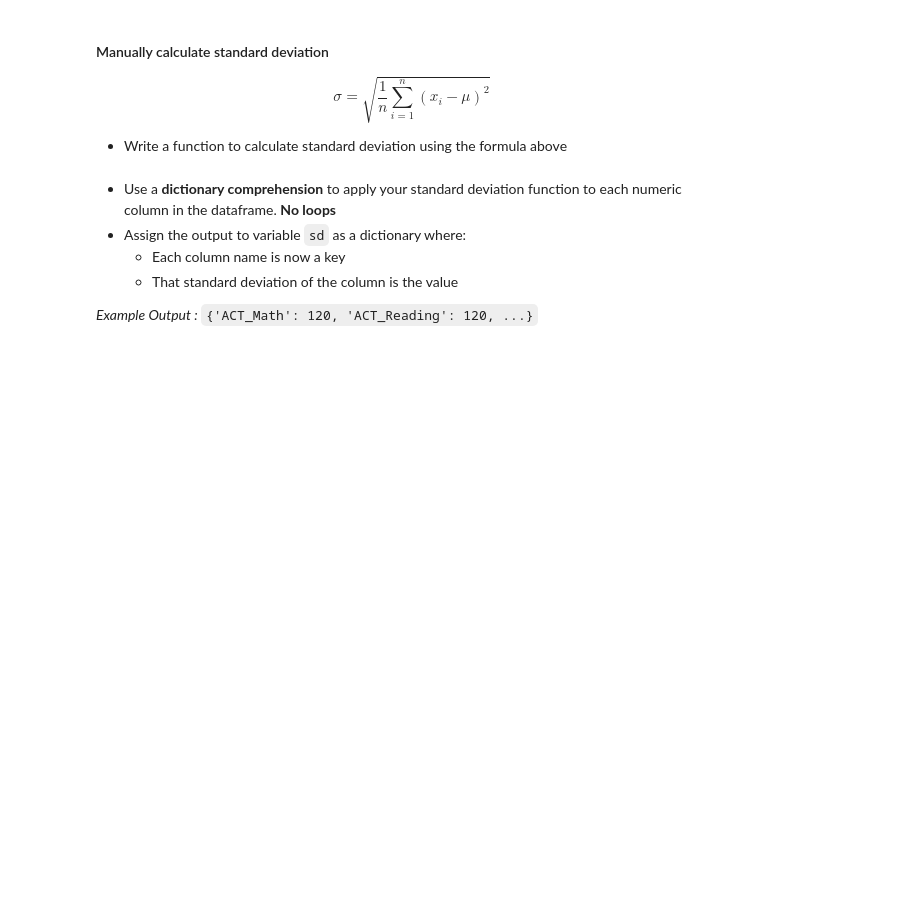
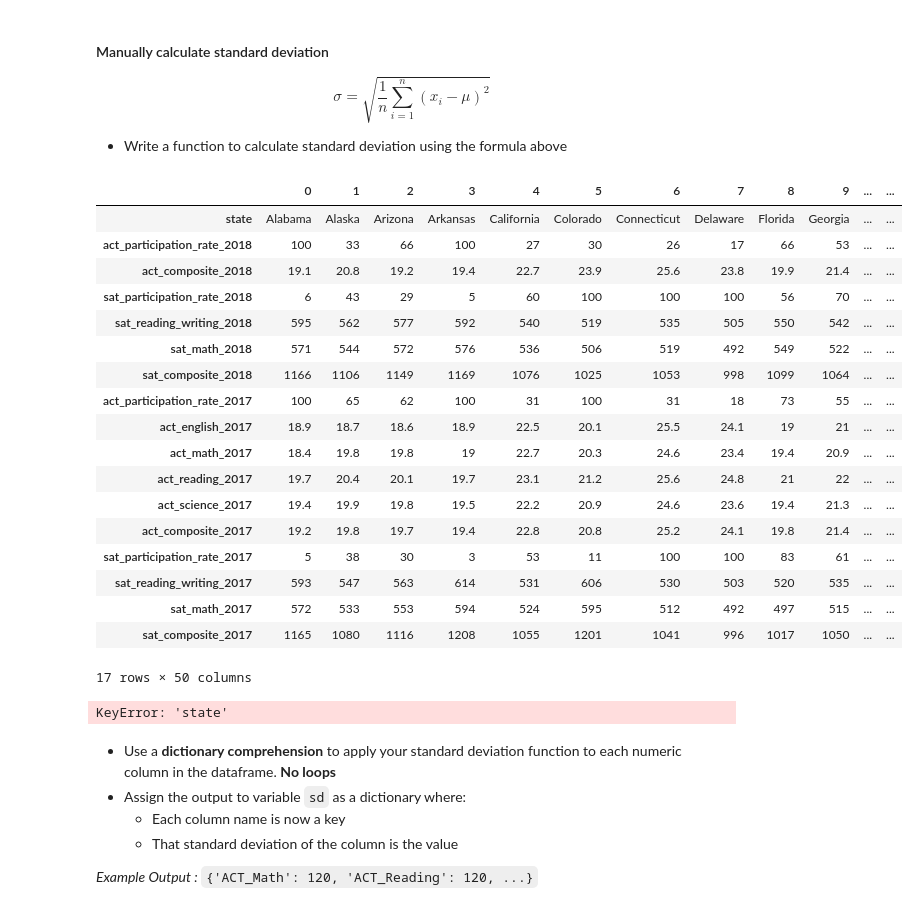
Before and after one commit to justinaugust/which-state-next, a Jupyter notebook: code/starter-code.ipynb, the cells around one changed output. Drawn from its saved outputs; the diff is of its cells as text; code cells hidden in the pictures; blank space fills up the shorter version.

```diff
--- a/code/starter-code.ipynb
+++ b/code/starter-code.ipynb
@@ -408,0 +505,13 @@ Links to the 2018 ACT and SAT data are provided in the README. These data live i
+# %%
+#convert participation rates into ints
+sat_2018['Participation'] = sat_2018['Participation'].apply(str_percentage_to_int)
+# %%
+#chance column names to lowercase and co-existence with other columns
+
+sat_2018.rename(columns={
+    'State':'state',
+    'Participation':'sat_participation_rate_2018',
+    'Evidence-Based Reading and Writing':'sat_reading_writing_2018',
+    'Math':'sat_math_2018',
+    'Total':'sat_composite_2018'
+}, inplace=True)
@@ -413,3 +537,7 @@ Joining on state names should work, assuming you formatted all your state names
 Save the contents of this merged dataframe as `final.csv`.
 
 **Use this combined dataframe for the remainder of the project**.
+# %%
+combined_2018 = act_2018.merge(sat_2018,left_on='state', right_on='state')
+# %%
+combined = combined_2018.merge(combined_2017,left_on='state',right_on='state')
@@ -432,3 +591,30 @@ $$\sigma = \sqrt{\frac{1}{n}\sum_{i=1}^n(x_i - \mu)^2}$$
+# %%
+ct = combined.transpose()
+ct
+# %% [output]
+|  | 0 | 1 | 2 | 3 | 4 | 5 | 6 | 7 | 8 | 9 | ... | ... |
+| state | Alabama | Alaska | Arizona | Arkansas | California | Colorado | Connecticut | Delaware | Florida | Georgia | ... | ... |
+| act_participation_rate_2018 | 100 | 33 | 66 | 100 | 27 | 30 | 26 | 17 | 66 | 53 | ... | ... |
+| act_composite_2018 | 19.1 | 20.8 | 19.2 | 19.4 | 22.7 | 23.9 | 25.6 | 23.8 | 19.9 | 21.4 | ... | ... |
+| sat_participation_rate_2018 | 6 | 43 | 29 | 5 | 60 | 100 | 100 | 100 | 56 | 70 | ... | ... |
+| sat_reading_writing_2018 | 595 | 562 | 577 | 592 | 540 | 519 | 535 | 505 | 550 | 542 | ... | ... |
+| sat_math_2018 | 571 | 544 | 572 | 576 | 536 | 506 | 519 | 492 | 549 | 522 | ... | ... |
+| sat_composite_2018 | 1166 | 1106 | 1149 | 1169 | 1076 | 1025 | 1053 | 998 | 1099 | 1064 | ... | ... |
+| act_participation_rate_2017 | 100 | 65 | 62 | 100 | 31 | 100 | 31 | 18 | 73 | 55 | ... | ... |
+| act_english_2017 | 18.9 | 18.7 | 18.6 | 18.9 | 22.5 | 20.1 | 25.5 | 24.1 | 19 | 21 | ... | ... |
+| act_math_2017 | 18.4 | 19.8 | 19.8 | 19 | 22.7 | 20.3 | 24.6 | 23.4 | 19.4 | 20.9 | ... | ... |
+| act_reading_2017 | 19.7 | 20.4 | 20.1 | 19.7 | 23.1 | 21.2 | 25.6 | 24.8 | 21 | 22 | ... | ... |
+| act_science_2017 | 19.4 | 19.9 | 19.8 | 19.5 | 22.2 | 20.9 | 24.6 | 23.6 | 19.4 | 21.3 | ... | ... |
+| act_composite_2017 | 19.2 | 19.8 | 19.7 | 19.4 | 22.8 | 20.8 | 25.2 | 24.1 | 19.8 | 21.4 | ... | ... |
+| sat_participation_rate_2017 | 5 | 38 | 30 | 3 | 53 | 11 | 100 | 100 | 83 | 61 | ... | ... |
+| sat_reading_writing_2017 | 593 | 547 | 563 | 614 | 531 | 606 | 530 | 503 | 520 | 535 | ... | ... |
+| sat_math_2017 | 572 | 533 | 553 | 594 | 524 | 595 | 512 | 492 | 497 | 515 | ... | ... |
+| sat_composite_2017 | 1165 | 1080 | 1116 | 1208 | 1055 | 1201 | 1041 | 996 | 1017 | 1050 | ... | ... |
+17 rows × 50 columns
+# %%
+{key:combined.T[key] for key in combined.to_dict(orient='state')}
+# %% [output]
+KeyError: 'state'
 # %% [markdown]
 - Use a **dictionary comprehension** to apply your standard deviation function to each numeric column in the dataframe.  **No loops**
 - Assign the output to variable `sd` as a dictionary where:
```
Also changed, not shown: parts of 27 cells of this notebook, 2 other files.
